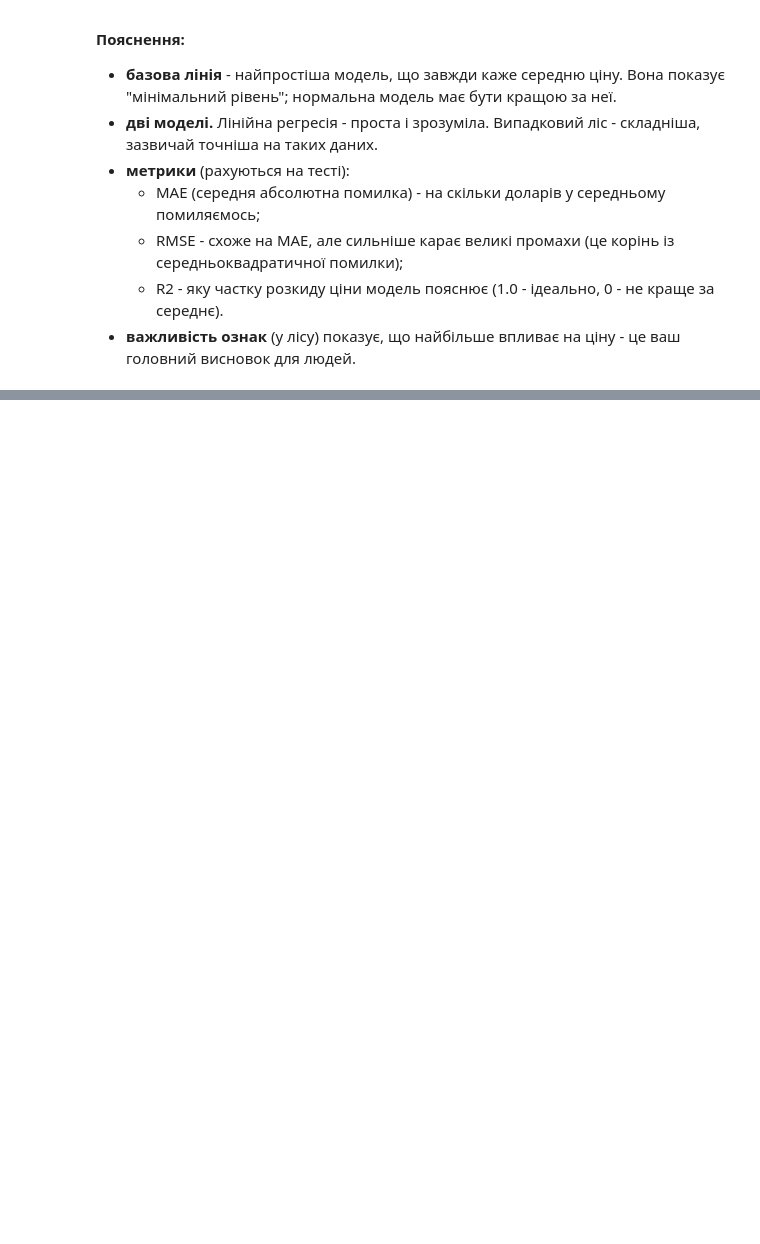
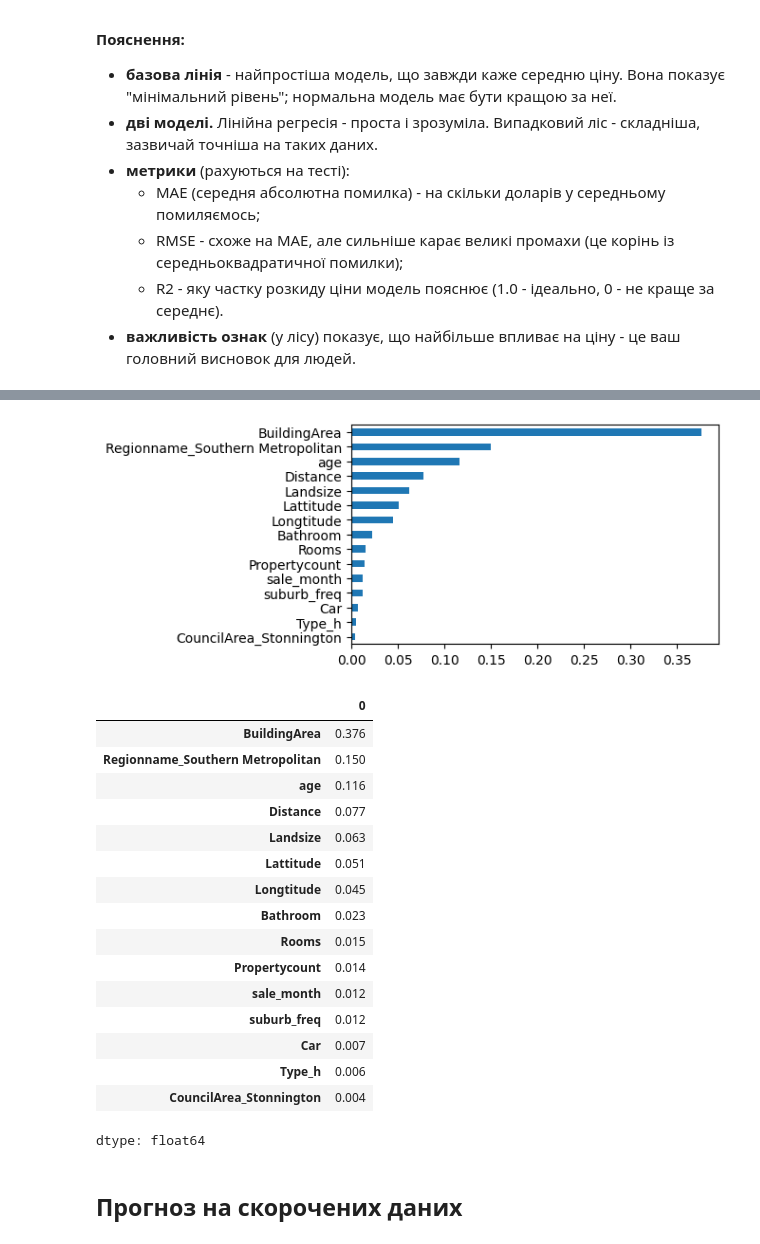
Before and after one commit to NatalieAleksandrova2026/Melbourne-housing-DTA, a Jupyter notebook: notebooks/melbourne_housing.ipynb, the cells around one changed output, grey strips where cells are left out. Cells and saved outputs as stored; diff of their text form; code cells hidden in the pictures; blank space fills up the shorter version.

```diff
--- a/notebooks/melbourne_housing.ipynb
+++ b/notebooks/melbourne_housing.ipynb
@@ -630,0 +736,7 @@ def evaluate(model, name):
+# %%
+df_drop = df.copy()
+df_drop = df_drop.dropna()
+print("before drop:", df.shape)
+print("ater drop:", df_drop.shape)
+num = df_drop.select_dtypes("number")
+num.corr()['Price'].drop("Price").sort_values(key=abs, ascending=False).round(3)
@@ -630,0 +902,34 @@ def evaluate(model, name):
+# %%
+ohe_names = rf_pipe.named_steps['prep'].named_transformers_['cat'] \
+            .named_steps['ohe'].get_feature_names_out(cat_cols)
+
+feat_names = list(num_cols) + list(ohe_names)
+imp = pd.Series(rf_pipe.named_steps['model'].feature_importances_, index=feat_names) \
+      .sort_values(ascending=False).head(15)
+
+plt.figure(figsize=(5, 3))
+imp[::-1].plot.barh()
+plt.show()
+
+imp.round(3)
+# %% [output]
+[figure, added]
+|  | 0 |
+| BuildingArea | 0.376 |
+| Regionname_Southern Metropolitan | 0.150 |
+| age | 0.116 |
+| Distance | 0.077 |
+| Landsize | 0.063 |
+| Lattitude | 0.051 |
+| Longtitude | 0.045 |
+| Bathroom | 0.023 |
+| Rooms | 0.015 |
+| Propertycount | 0.014 |
+| sale_month | 0.012 |
+| suburb_freq | 0.012 |
+| Car | 0.007 |
+| Type_h | 0.006 |
+| CouncilArea_Stonnington | 0.004 |
+dtype: float64
+# %% [markdown]
+## Прогноз на скорочених даних
```
Also changed, not shown: parts of 13 cells of this notebook.
